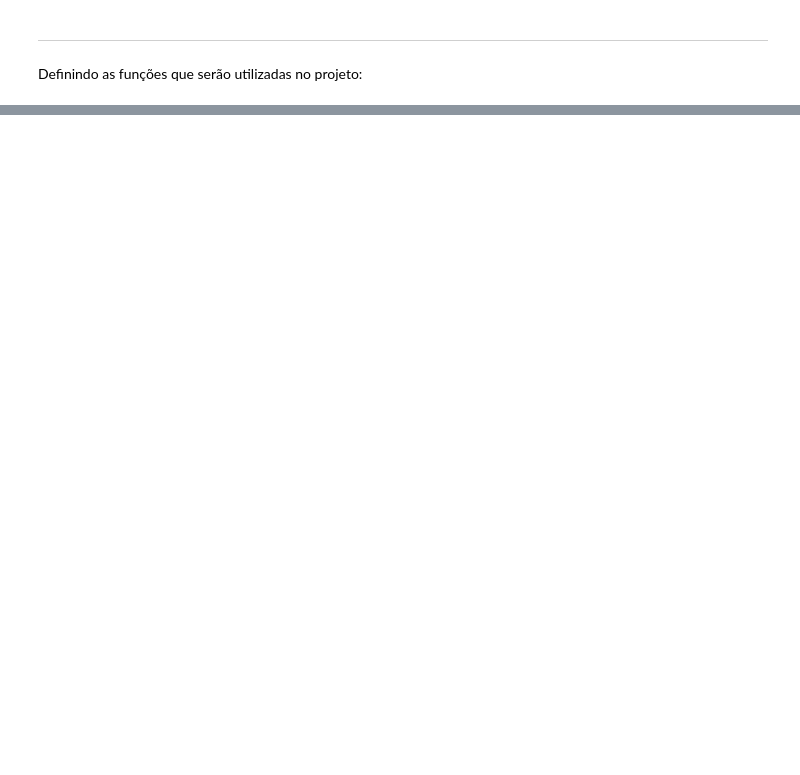
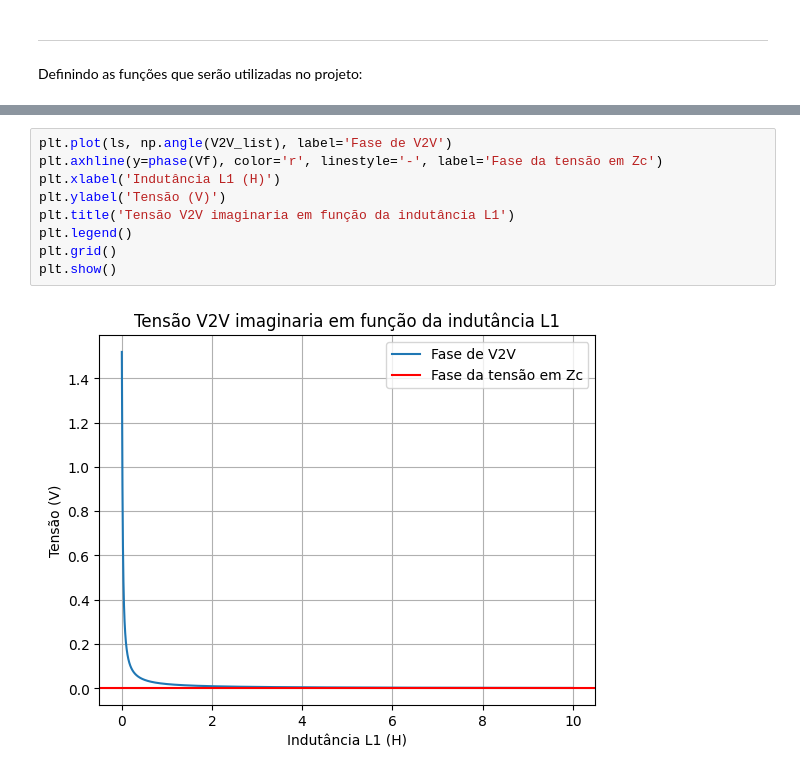
Before and after one commit to Peng1104/EletroMag, a Jupyter notebook: Projeto.ipynb, the cells around one changed output, grey strips where cells are left out. Drawn from its saved outputs; the diff is of its cells as text; blank space fills up the shorter version.

```diff
--- a/Projeto.ipynb
+++ b/Projeto.ipynb
@@ -179,0 +219,11 @@ plt.plot(ls, V2V_list, label='V2V')
+# %%
+plt.plot(ls, np.angle(V2V_list), label='Fase de V2V')
+plt.axhline(y=phase(Vf), color='r', linestyle='-', label='Fase da tensão em Zc')
+plt.xlabel('Indutância L1 (H)')
+plt.ylabel('Tensão (V)')
+plt.title('Tensão V2V imaginaria em função da indutância L1')
+plt.legend()
+plt.grid()
+plt.show()
+# %% [output]
+[figure, added]
```
Also changed, not shown: parts of 23 cells of this notebook.
